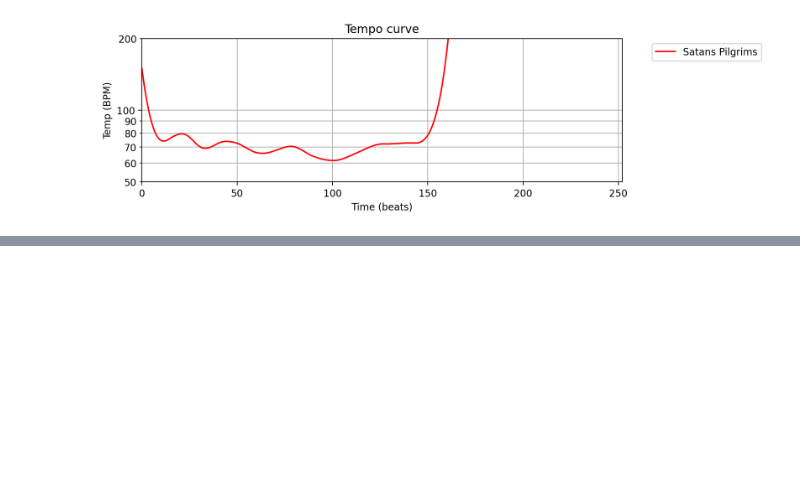
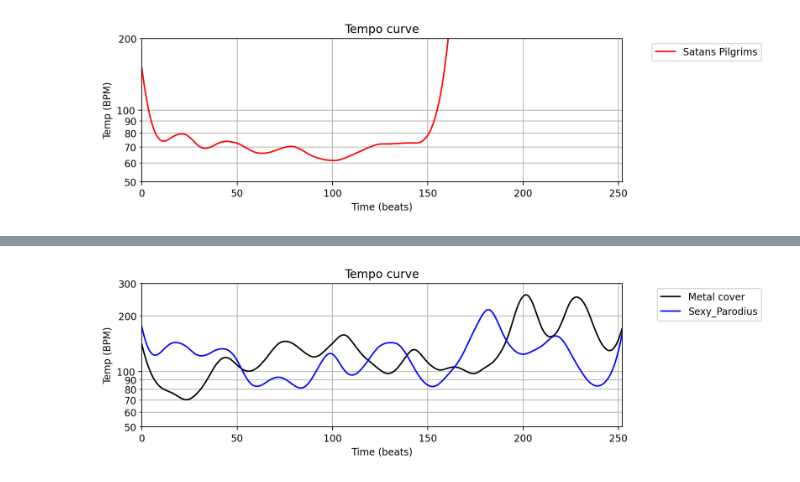
Before and after one commit to Brandirume/FundamentalsSoundProcessing, a Jupyter notebook: Hungarian Dance No. 5 Performance Analysis/Performance Analysis of hungariaan dance 5 of brahms.ipynb, the cells around one changed output, grey strips where cells are left out. Drawn from its saved outputs; the diff is of its cells as text; code cells hidden in the pictures; blank space fills up the shorter version.

```diff
--- a/Hungarian Dance No. 5 Performance Analysis/Performance Analysis of hungariaan dance 5 of brahms.ipynb
+++ b/Hungarian Dance No. 5 Performance Analysis/Performance Analysis of hungariaan dance 5 of brahms.ipynb
@@ -578,0 +577,81 @@ plt.tight_layout()
+# %%
+ylim = [50,300]
+# Create a figure and axis for plotting
+fig, ax = plt.subplots(1, 1, figsize=(10, 3))
+
+# Set the title of the plot
+plt.title('Dependency on performer')
+
+# Define a dictionary 'para_dict' containing performer information
+para_dict = {}
+para_dict[0] = ['Metal cover', 'k', 0, os.path.join('sounds', 'Metal_cover_2.wav')]
+para_dict[1] = ['Sexy_Parodius', 'b', 0, os.path.join('sounds', 'Sexy_Parodius_2.wav')]
+for n in para_dict:
+    performer, color, shift, fn_wav = para_dict[n]
+    x, Fs = librosa.load(fn_wav)
+    win_len_beat = 32
+    f_tempo, t_beat = compute_tempo_curve(score, x, win_len_beat=win_len_beat, Fs_beat=Fs_beat)
+    plot_tempo_curve(f_tempo, t_beat, ax=ax, color=color, label=performer, logscale=True, ylim = ylim)
+    #plot_tempo_curve(f_tempo, t_beat, ax=ax, color=color, label=performer, logscale=True, measure_pos=measure_pos_beat)
+ax.legend(loc='upper right', bbox_to_anchor=(1.3, 1))
+plt.tight_layout()
+#-----------------------------------------------------------------------------------------------------------#
+fn_wav_MIDI = os.path.join('sounds', 'MIDI.wav')
+x_MIDI, Fs_MIDI = librosa.load(fn_wav_MIDI)
+#score_MIDI = libfmp.c1.csv_to_list(fn_score)
+X_MIDI = librosa.feature.chroma_stft(y=x_MIDI, sr=Fs_MIDI, norm=2, tuning=0, hop_length=H, n_fft=N)
+libfmp.b.plot_chromagram(X_MIDI, figsize=figsize, xlabel='Time (frames)', clim=[0, 1], title='Chromagram of MIDI', chroma_yticks=[0, 4, 7, 11])
+ax = plt.gca()
+ax.set_xlim(0,500)
+#-----------------------------------------------------------------------------------------------------------#
+performer, color, shift, fn_wav = para_dict[0]
+x_ME, Fs_ME = librosa.load(fn_wav)
+score_ME = libfmp.c1.csv_to_list(fn_score)
+X_ME = librosa.feature.chroma_stft(y=x_ME, sr=Fs_ME, norm=2, tuning=0, hop_length=H, n_fft=N)
+libfmp.b.plot_chromagram(X_ME, figsize=figsize, xlabel='Time (frames)', clim=[0, 1], title=f'Chromagram of {performer}', chroma_yticks=[0, 4, 7, 11]);
+ax = plt.gca()
+ax.set_xlim(0,500)
+#-----------------------------------------------------------------------------------------------------------#
+# Compute DTW and plot C, D, P
+C = libfmp.c3.compute_cost_matrix(X_MIDI, X_ME, metric='euclidean')
+sigma = np.array([[1, 0], [0, 1], [1, 1]])
+D, P = librosa.sequence.dtw(C=C, step_sizes_sigma=sigma)
+P = P[::-1, :]
+P = compute_strict_alignment_path(P)
+fig, ax = plt.subplots(1, 2, figsize=(11, 3))
+libfmp.c3.plot_matrix_with_points(D, P, linestyle=':', marker='.', ax=[ax[0]],
+                                  ylabel='Performance', xlabel='MIDI',
+                                  title='$D$ and $P$', aspect='equal')
+libfmp.c3.plot_matrix_with_points(C, P, linestyle=':', marker='.', ax=[ax[1]],
+                                  ylabel='Performance', xlabel='MIDI',
+                                  title='$C$ and $P$ (zoom)', aspect='equal')
+ax[1].set_xlim(0,50)
+ax[1].set_ylim(0,50)
+plt.tight_layout()
+#-----------------------------------------------------------------------------------------------------------#
+performer, color, shift, fn_wav = para_dict[1]
+x_SP, Fs_SP = librosa.load(fn_wav)
+score_SP = libfmp.c1.csv_to_list(fn_score)
+X_SP = librosa.feature.chroma_stft(y=x_SP, sr=Fs_SP, norm=2, tuning=0, hop_length=H, n_fft=N)
+libfmp.b.plot_chromagram(X_SP, figsize=figsize, xlabel='Time (frames)', clim=[0, 1], title=f'Chromagram of {performer}', chroma_yticks=[0, 4, 7, 11]);
+ax = plt.gca()
+ax.set_xlim(0,500)
+#-----------------------------------------------------------------------------------------------------------#
+# Compute DTW and plot C, D, P
+C = libfmp.c3.compute_cost_matrix(X_MIDI, X_SP, metric='euclidean')
+sigma = np.array([[1, 0], [0, 1], [1, 1]])
+D, P = librosa.sequence.dtw(C=C, step_sizes_sigma=sigma)
+P = P[::-1, :]
+P = compute_strict_alignment_path(P)
+fig, ax = plt.subplots(1, 2, figsize=(11, 3))
+libfmp.c3.plot_matrix_with_points(D, P, linestyle=':', marker='.', ax=[ax[0]],
+                                  ylabel='Performance', xlabel='MIDI',
+                                  title='$D$ and $P$', aspect='equal')
+libfmp.c3.plot_matrix_with_points(C, P, linestyle=':', marker='.', ax=[ax[1]],
+                                  ylabel='Performance', xlabel='MIDI',
+                                  title='$C$ and $P$ (zoom)', aspect='equal')
+ax[1].set_xlim(0,50)
+ax[1].set_ylim(0,50)
+plt.tight_layout()
+# %% [output]
+[figure, added]
```
Also changed, not shown: parts of 3 cells of this notebook, 18 other files.
